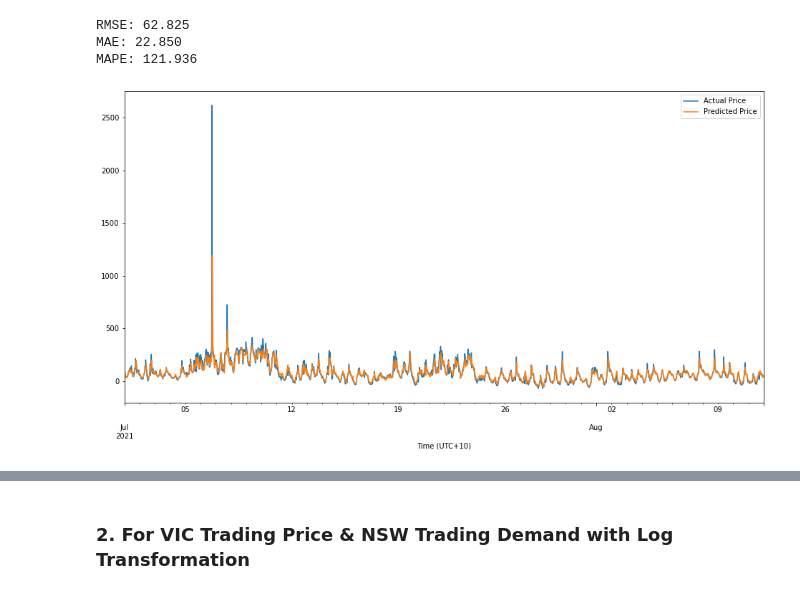
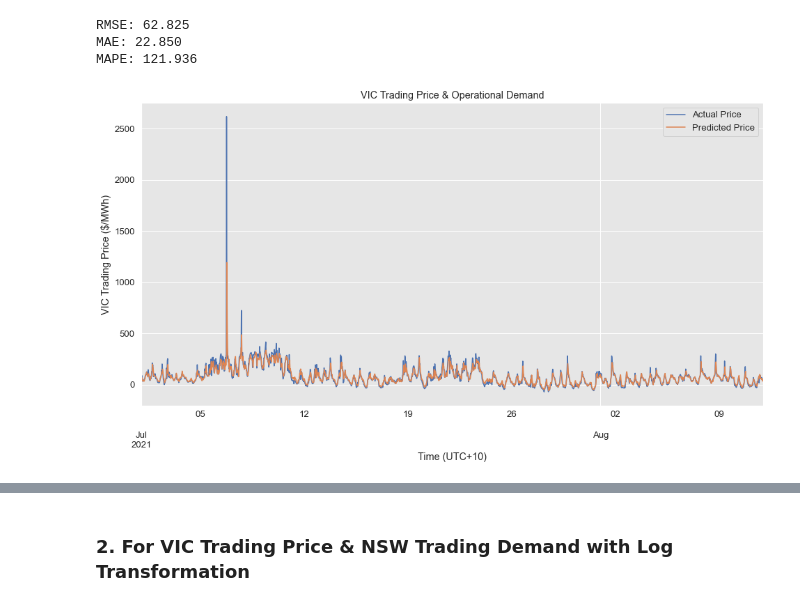
Before and after one commit to rinliauw/energy-market-and-battery-optimization, a Jupyter notebook: code/modelling/Vector Autoregression (Log).ipynb, the cells around one changed output, grey strips where cells are left out. Drawn from its saved outputs; the diff is of its cells as text; code cells hidden in the pictures.

Commit message:
added price prediction

```diff
--- a/code/modelling/Vector Autoregression (Log).ipynb
+++ b/code/modelling/Vector Autoregression (Log).ipynb
@@ -129,7 +133,7 @@ def plot_predictions(tests, preds):
     dataframe = pd.concat([ expected["Regions VIC Trading Price ($/MWh)"],forecast[0]], axis=1)
     dataframe.index = pd.to_datetime(dataframe.index)
     dataframe.columns = ['Actual Price', 'Predicted Price']
-    dataframe.plot(figsize = (16, 8))
+    dataframe.plot(figsize = (16, 8), title = 'VIC Trading Price & Operational Demand', ylabel = 'VIC Trading Price ($/MWh)')
 # %% [markdown]
 ### 1. For VIC Trading Price & VIC Operational Demand with Log Transformation
 # %%
@@ -149,6 +153,9 @@ MAE: 22.850
 MAPE: 121.936
 # %%
 # Plot actual vs predicted price
+sns.set_style("darkgrid", {"axes.facecolor": ".9"})
+sns.set_context("notebook", font_scale=1.2, rc={"lines.linewidth": 1.5})
+
 plot_predictions(tests, preds)
 # %% [output]
-[figure, old version]
+[figure, new version]
```
Also changed, not shown: parts of 7 cells of this notebook, 4 other files.
